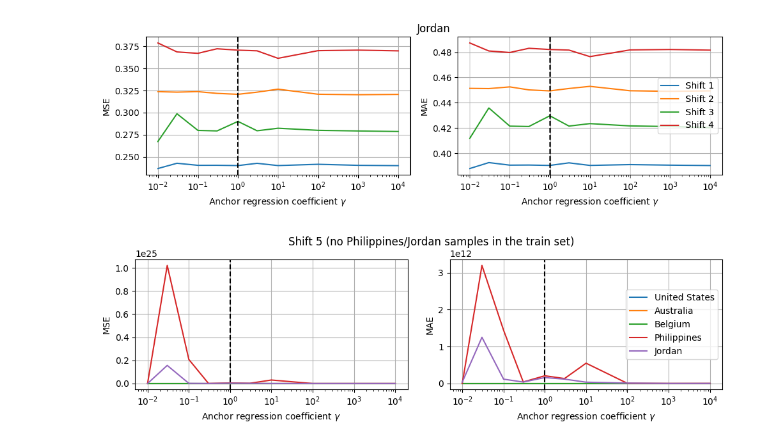
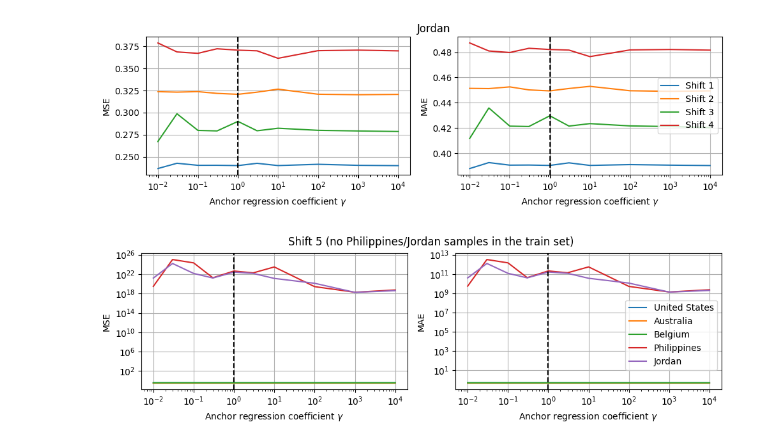
Before and after one commit to GatiAher/pisa_oecd_analysis, a Jupyter notebook: notebooks/anchor_regression.ipynb, the cells around one changed output. Cells and saved outputs as stored; diff of their text form; code cells hidden in the pictures.

Commit message:
yscale log for shift 5

```diff
--- a/notebooks/anchor_regression.ipynb
+++ b/notebooks/anchor_regression.ipynb
@@ -258,24 +258,26 @@ for country in countries:
 # %%
 fig, axes = plt.subplots(nrows=1, ncols=2, figsize=(10, 3))
 for country in countries:
     axes[0].plot(gammas, all_mses[4][country], label=country)
     axes[1].plot(gammas, all_maes[4][country], label=country)
 
 axes[0].axvline(x=1.0, c='k', linestyle='--')
 axes[0].set_xscale('log')
+axes[0].set_yscale('log')
 axes[0].grid()
 axes[0].set_xlabel(r'Anchor regression coefficient $\gamma$')
 axes[0].set_ylabel('MSE')
 
 axes[1].axvline(x=1.0, c='k', linestyle='--')
 axes[1].set_xscale('log')
+axes[1].set_yscale('log')
 axes[1].grid()
 axes[1].set_xlabel(r'Anchor regression coefficient $\gamma$')
 axes[1].set_ylabel('MAE')
-axes[1].legend(loc='right', bbox_to_anchor=(1.0, 0.5), ncol=1)
+axes[1].legend(loc='right', bbox_to_anchor=(1.0, 0.4), ncol=1)
 
 plt.tight_layout()
 fig.suptitle('Shift 5 (no Philippines/Jordan samples in the train set)', x=0.53, y=1.02)
 plt.show()
 # %% [output]
-[figure, old version]
+[figure, new version]
```
